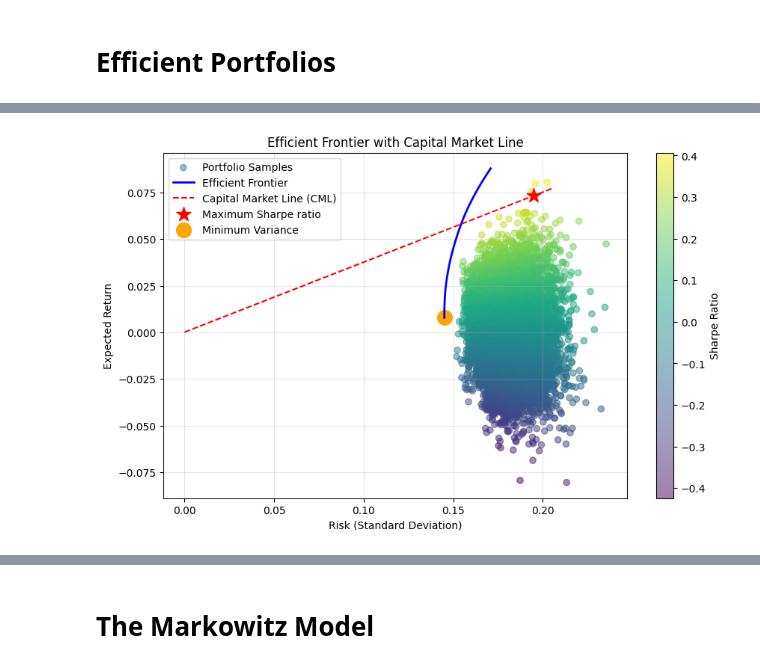
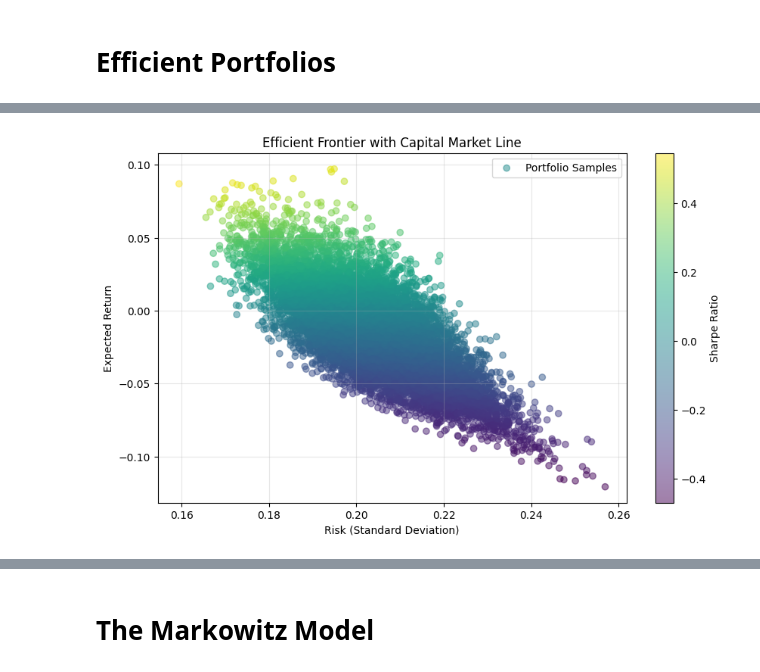
Before and after one commit to ancabenca/ds2-hw, a Jupyter notebook: Projekt -AnalyzaInvestic/AI-ABE.ipynb, the cells around one changed output, grey strips where cells are left out. Cells and saved outputs as stored; diff of their text form; code cells hidden in the pictures.

```diff
--- a/Projekt -AnalyzaInvestic/AI-ABE.ipynb
+++ b/Projekt -AnalyzaInvestic/AI-ABE.ipynb
@@ -627,15 +653,10 @@ plot_stock_data_comparisons(all_data)
 # %%
-# ???TODO: should be data from beg to 24.10.2022
-
-expected_returns = combined_returns_cleaned.mean()
-covariance_matrix = combined_returns_cleaned.cov()
-risk_free_rate_cleaned
-print(expected_returns, covariance_matrix)
+expected_returns = combined_returns_subset.mean()
+covariance_matrix = combined_returns_subset.cov()
+risk_free_rate_one = risk_free_subset['Daily_Risk_Free_Rate'].mean()
+print(expected_returns, covariance_matrix, risk_free_rate_one)
 
 # Extract the  daily risk-free rate from 24.10.2022
 #risk_free_rate_one = risk_free_rate_cleaned.loc['2022-10-24', 'Daily_Risk_Free_Rate']
     #??? Is the daily_risk_free rate correct? Also should not I use different risk free rate than the last one? I should work with daily log returns right?
-risk_free_rate_one = risk_free_rate_cleaned['Daily_Risk_Free_Rate'].mean()
-print(risk_free_rate_one)
-#risk_free_rate_cleaned.loc[risk_free_rate_cleaned['Date'] == '24.10.2022', 'Daily_Risk_Free_Rate'].iloc[0]
 # %% [output]
@@ -752,47 +779,47 @@ y_cml = risk_free_rate_one + (max_sharpe_return - risk_free_rate_one) / max_shar
 # %%
 # Create the plot
 plt.figure(figsize=(10, 6))
 
 # Plot random portfolios
 scatter = plt.scatter(results[1, :], results[0, :],
                      c=results[2, :],
                      cmap='viridis',
                      alpha=0.5,
                      label='Portfolio Samples')
 
 # Plot efficient frontier
-plt.plot(frontier_risks, frontier_returns,
-         color='blue',
-         linewidth=2,
-         label='Efficient Frontier')
+#plt.plot(frontier_risks, frontier_returns,
+#         color='blue',
+#         linewidth=2,
+#         label='Efficient Frontier')
 
 # Plot CML
-plt.plot(x_cml, y_cml,
-         color='red',
-         linestyle='--',
-         label='Capital Market Line (CML)')
+#plt.plot(x_cml, y_cml,
+# color='red',
+#         linestyle='--',
+#         label='Capital Market Line (CML)')
 
 # Plot maximum Sharpe ratio point
-plt.scatter(max_sharpe_stddev, max_sharpe_return,
-           color='red',
-           marker='*',
-           s=200,
-           label='Maximum Sharpe ratio')
+#plt.scatter(max_sharpe_stddev, max_sharpe_return,
+#           color='red',
+#           marker='*',
+#           s=200,
+#           label='Maximum Sharpe ratio')
 
 # Plot minimum variance point
-plt.scatter(min_var_risk, min_var_return,
-           color='orange',
-           marker='o',
-           s=200,
-           label='Minimum Variance')
+#plt.scatter(min_var_risk, min_var_return,
+#           color='orange',
+#           marker='o',
+#           s=200,
+#           label='Minimum Variance')
 
 plt.colorbar(scatter, label='Sharpe Ratio')
 plt.xlabel('Risk (Standard Deviation)')
 plt.ylabel('Expected Return')
 plt.title('Efficient Frontier with Capital Market Line')
-plt.legend(loc='upper left')
+plt.legend(loc='upper right')
 plt.grid(True, alpha=0.3)
 plt.show()
 # %% [output]
-[figure, old version]
+[figure, new version]
 # %%
```
Also changed, not shown: parts of 14 cells of this notebook.
